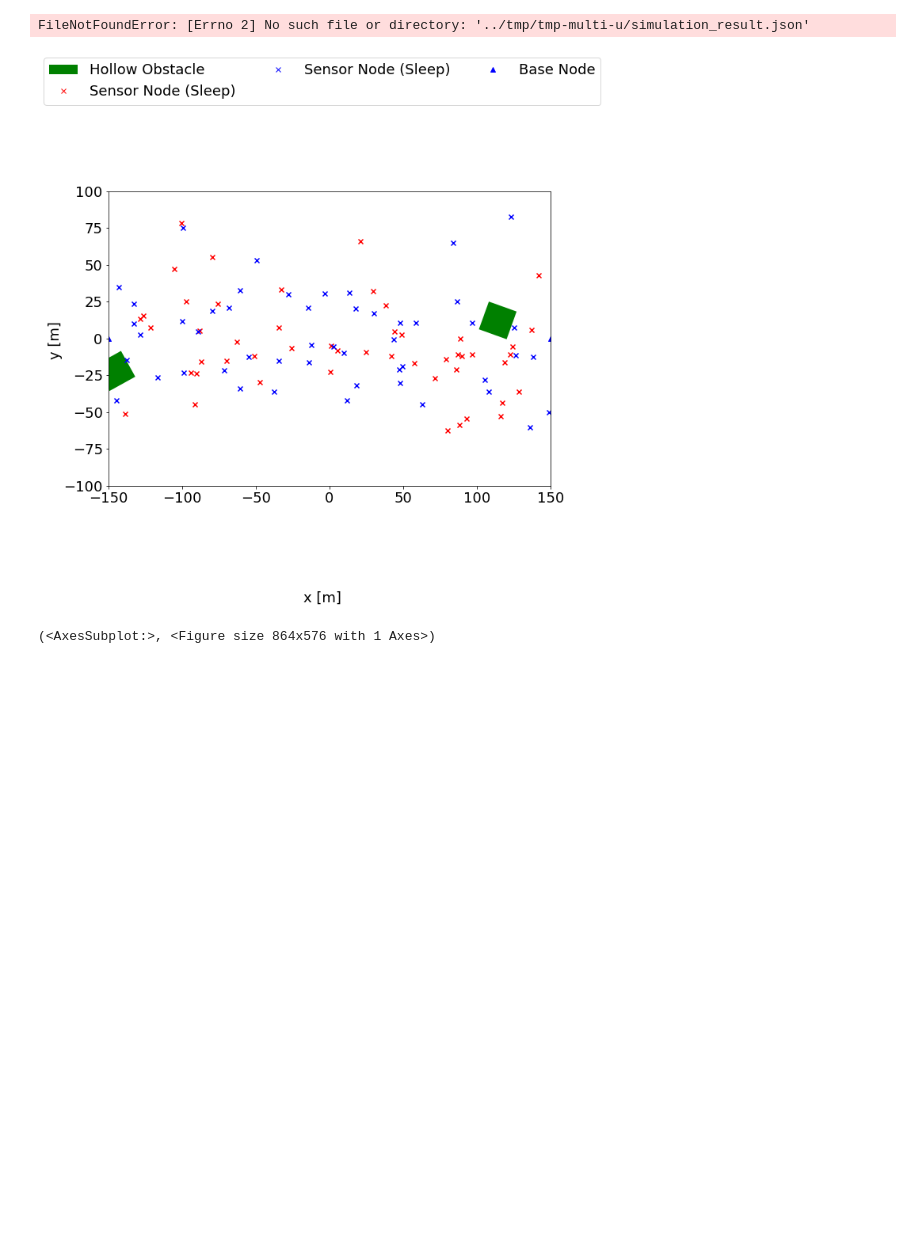
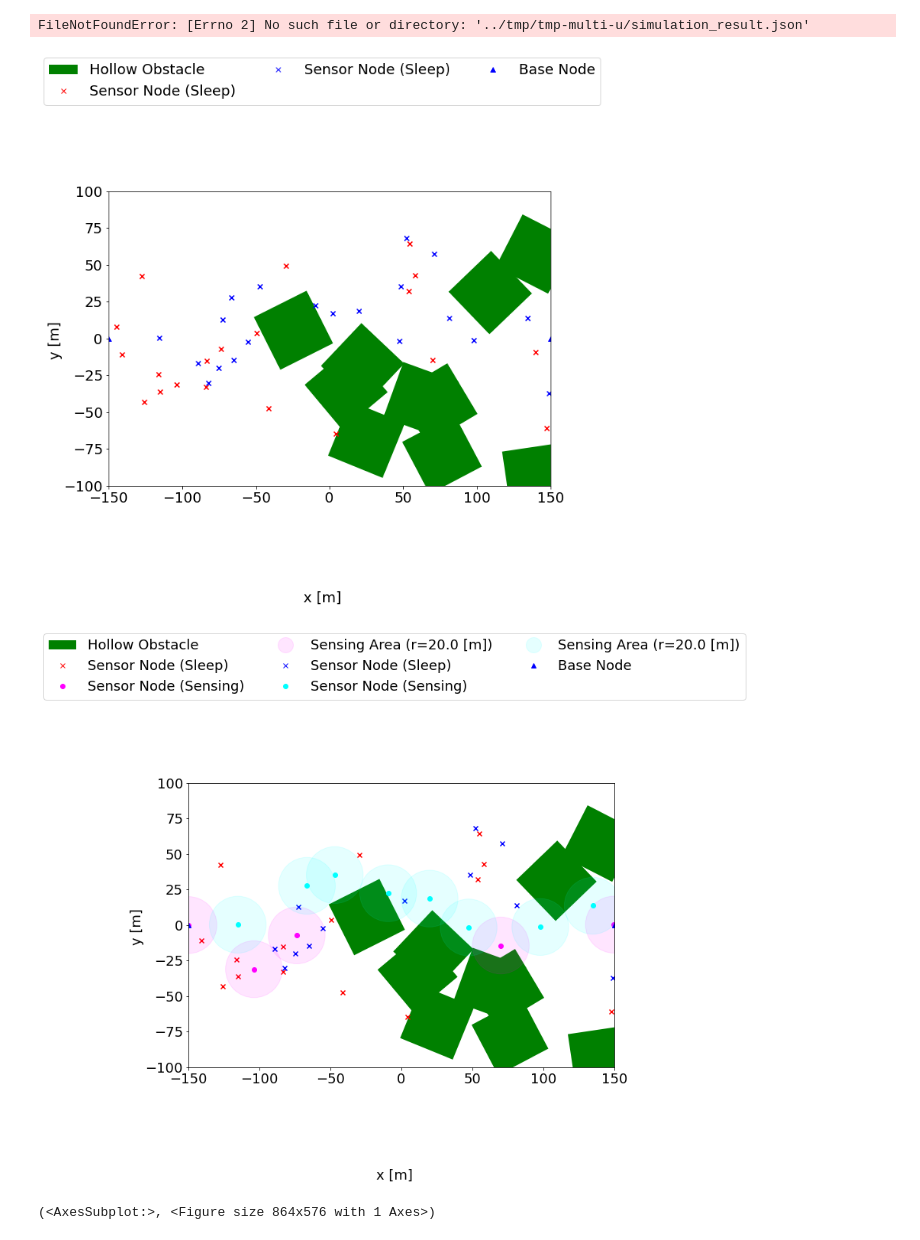
Before and after one commit to denrikialien/bss-expr, a Jupyter notebook: src/plot_field.ipynb, the cells around one changed output. Drawn from its saved outputs; the diff is of its cells as text; code cells hidden in the pictures; blank space fills up the shorter version.

```diff
--- a/src/plot_field.ipynb
+++ b/src/plot_field.ipynb
@@ -172,11 +172,13 @@ snapshot2fig(snapshot[0]['after'], figsize=(10, 10))
 # %% [output]
 FileNotFoundError: [Errno 2] No such file or directory: '../tmp/tmp-multi-u/simulation_result.json'
 # %%
-with open('./generated_problem.json', 'r') as f:
+with open('../tmp/out-p1000/snapshot-9.json', 'r') as f:
   snapshot = json.load(f)
-  snapshot2fig(snapshot, figsize=(10, 10))
+  snapshot2fig(snapshot[0]['before'], figsize=(10, 10))
+  snapshot2fig(snapshot[0]['after'], figsize=(10, 10))
 # %% [output]
-[figure, old version]
+[figure, new version]
+[figure, added]
 # %%
 snapshot_file_path = '../test_robustness/tmp-result.json'
 with open(snapshot_file_path, 'r') as f:
```
Also changed, not shown: 1 other file.
